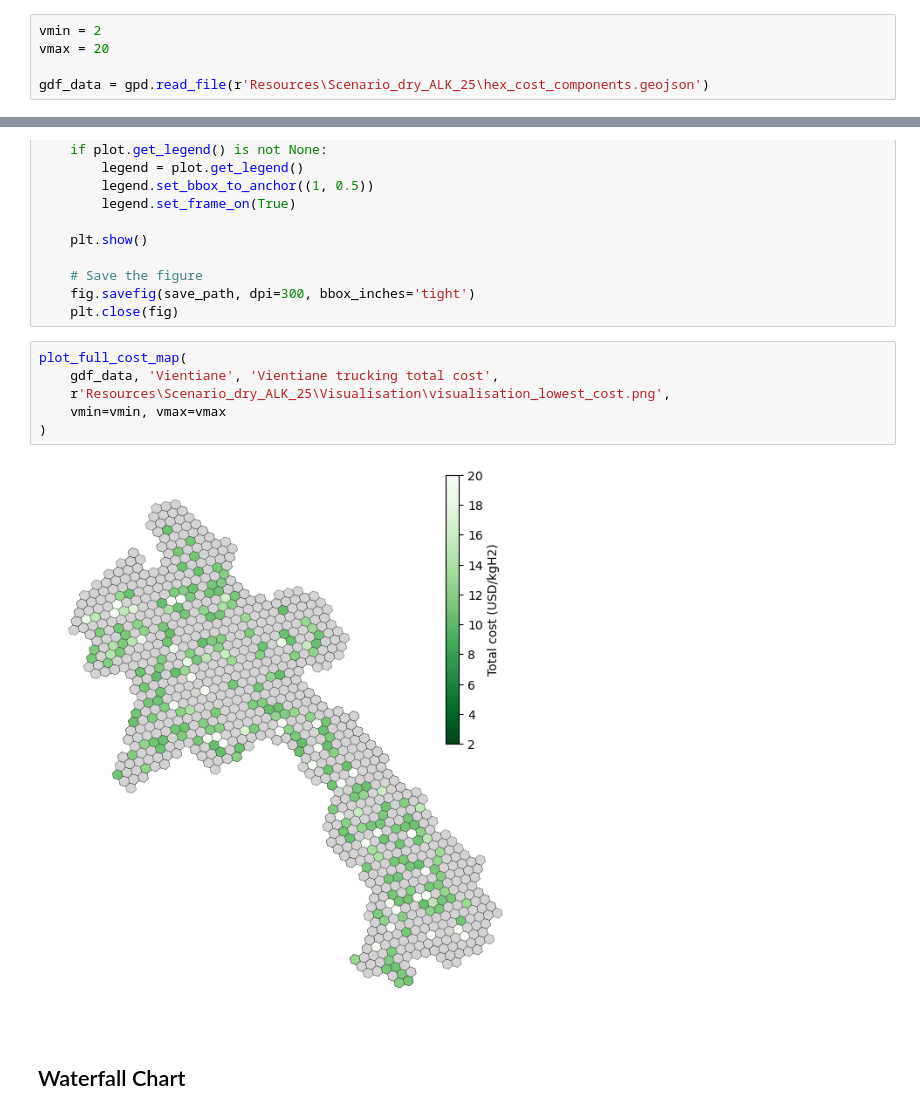
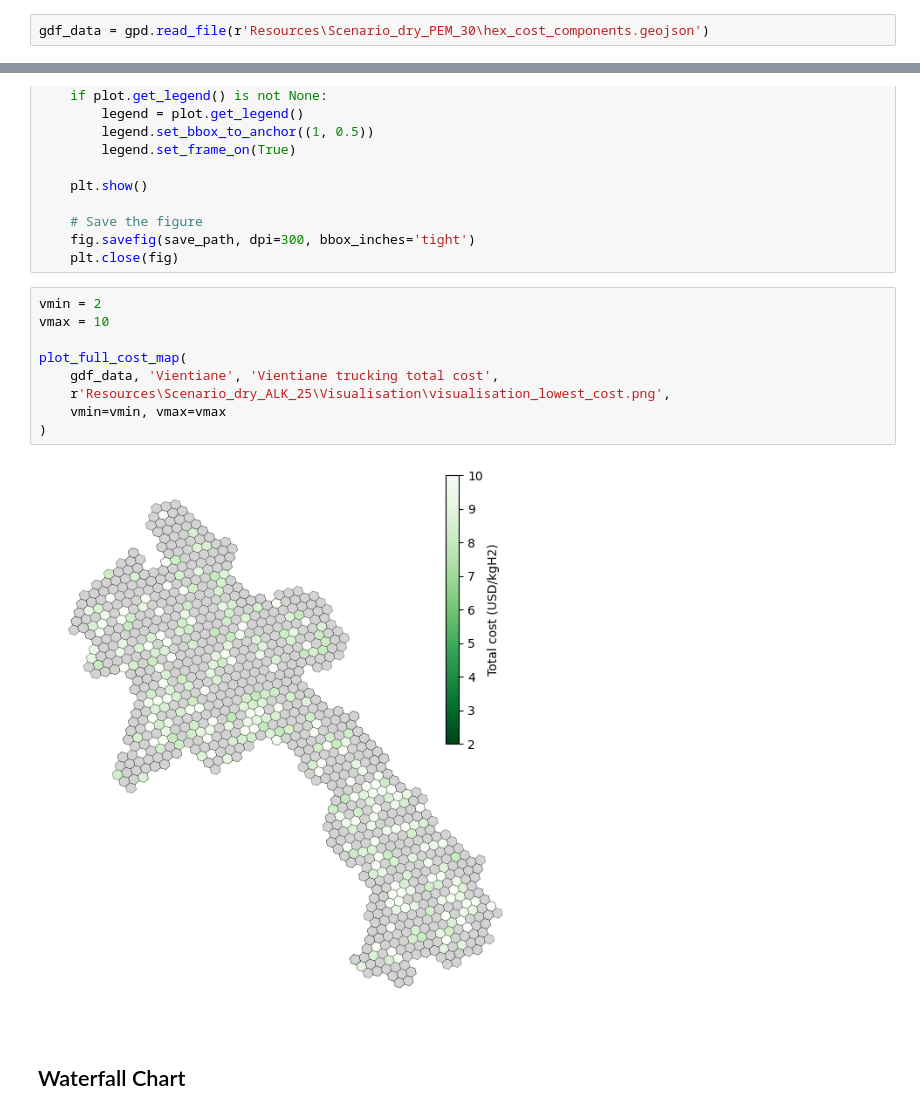
Before and after one commit to lukasschirren/GeoH2-Laos, a Jupyter notebook: 4visualisation.ipynb, the cells around one changed output, grey strips where cells are left out. Drawn from its saved outputs; the diff is of its cells as text.

```diff
--- a/4visualisation.ipynb
+++ b/4visualisation.ipynb
@@ -6,10 +6,7 @@ import pandas as pd
 import numpy as np
 import plotly.graph_objects as go
 # %%
-vmin = 2
-vmax = 20
-
-gdf_data = gpd.read_file(r'Resources\Scenario_dry_ALK_25\hex_cost_components.geojson')
+gdf_data = gpd.read_file(r'Resources\Scenario_dry_PEM_30\hex_cost_components.geojson')
 # %% [markdown]
 ## Hexagon map
 # %%
@@ -77,13 +74,16 @@ def plot_full_cost_map(hexagons, demand_center, cost_column, save_path, province
     fig.savefig(save_path, dpi=300, bbox_inches='tight')
     plt.close(fig)
 # %%
+vmin = 2
+vmax = 10
+
 plot_full_cost_map(
     gdf_data, 'Vientiane', 'Vientiane trucking total cost',
     r'Resources\Scenario_dry_ALK_25\Visualisation\visualisation_lowest_cost.png',
     vmin=vmin, vmax=vmax
 )
 # %% [output]
-[figure, old version]
+[figure, new version]
 # %% [markdown]
 ## Waterfall Chart
 # %%
```
Also changed, not shown: parts of 1 cell of this notebook, 9 other files.
